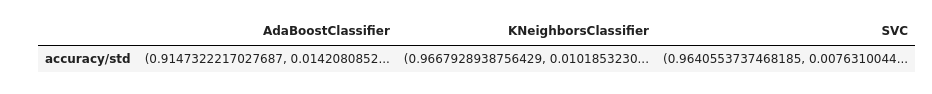
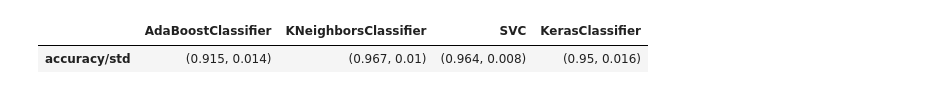
Before and after one commit to Elmaravilla7/ProjML, a Jupyter notebook: Untitled.ipynb, the cells around one changed output. Drawn from its saved outputs; the diff is of its cells as text; code cells hidden in the pictures.

```diff
--- a/Untitled.ipynb
+++ b/Untitled.ipynb
@@ -52,33 +119,13 @@ def loadAcc10(fname):
 # %%
-from sklearn.model_selection import train_test_split
-from sklearn.model_selection import cross_val_score
-from collections import Counter
-from sklearn.linear_model import SGDClassifier,LogisticRegression
-from sklearn.naive_bayes import GaussianNB
-from sklearn.svm import SVC
-from sklearn.metrics import accuracy_score,f1_score,roc_auc_score,precision_score,recall_score
-from sklearn.utils.testing import ignore_warnings
-from sklearn.exceptions import ConvergenceWarning
-from sklearn.base import BaseEstimator, TransformerMixin
-from sklearn.ensemble import AdaBoostClassifier
-from sklearn.tree import DecisionTreeClassifier
-from sklearn.model_selection import KFold
-from sklearn.neighbors import KNeighborsClassifier
-from sklearn.model_selection import GridSearchCV
-from sklearn.preprocessing import LabelEncoder
-from tensorflow.keras.utils import to_categorical
-from tensorflow.keras.wrappers.scikit_learn import KerasClassifier
-from tensorflow import keras
-from tensorflow.keras import layers
-import warnings
-warnings.simplefilter(action='ignore', category=FutureWarning)
-def compute_performance(estimators, X, y):
+def compute_performance(estimators, X, y,i,j):
     score_dict = {}
     for e in estimators:
+        if(e.__class__.__name__=='KerasClassifier'):
+            X,y=preNN(X,y,i,j)
         score_dict[e.__class__.__name__] = {}
         cv = KFold(n_splits=10, random_state=1, shuffle=True)
         score = cross_val_score(e, X ,y, cv=cv ,scoring='accuracy',n_jobs=-1)
-        score_dict[e.__class__.__name__]['accuracy/std'] = (np.mean(score),np.std(score))
+        score_dict[e.__class__.__name__]['accuracy/std'] = (np.round(np.mean(score),3),np.round(np.std(score),3))
     return score_dict
 
 def tuningKNN(X_train,y_train,knn):
@@ -113,7 +160,8 @@ class MyClassificatorTrain(BaseEstimator, TransformerMixin):
 
     def transform(self, X,y):
         X_train, X_test, y_train, y_test =train_test_split(X, y,
-                                                        test_size=0.2)
+                                                     test_size=0.2)
+
         print("Create models...")
         print("AdaBoost...")
         ada_clf=AdaBoostClassifier(DecisionTreeClassifier(max_depth=1),n_estimators=600, algorithm='SAMME.R',learning_rate=.5).fit(X_train,y_train)
@@ -128,7 +176,7 @@ class MyClassificatorTrain(BaseEstimator, TransformerMixin):
         svc_clf.fit(X_train, y_train)
         svc_best = tuningSVC(X_train,y_train,svc_clf)
         saveM(svc_best,"svc")
-        saveXy(X_train, X_test, y_train, y_test,"dataCl")
+        MyClassificatorTrainNN().transform(X,y,i,j)
         print("All models Done!")
 # %%
 MyClassificatorTrain().transform(X,y)
@@ -143,10 +187,11 @@ All models Done!
 # %%
 ada_clf=AdaBoostClassifier(DecisionTreeClassifier(max_depth=1),n_estimators=600, algorithm='SAMME.R',learning_rate=.5)
 knn_clf=KNeighborsClassifier(n_neighbors=4,algorithm='auto',weights="distance")
 svc_clf=SVC(kernel='linear',degree=2)
-score_dict=compute_performance([ada_clf,knn_clf,svc_clf], X, y)
+nn_clf = KerasClassifier(build_fn=create_network, epochs=5, verbose=0)
+score_dict=compute_performance([ada_clf,knn_clf,svc_clf,nn_clf], X, y,i,j)
 score_df = pd.DataFrame(score_dict)
 score_df.head()
 # %% [output]
-|  | AdaBoostClassifier | KNeighborsClassifier | SVC |
-| accuracy/std | (0.9147322217027687, 0.0142080852... | (0.9667928938756429, 0.0101853230... | (0.9640553737468185, 0.0076310044... |
+|  | AdaBoostClassifier | KNeighborsClassifier | SVC | KerasClassifier |
+| accuracy/std | (0.915, 0.014) | (0.967, 0.01) | (0.964, 0.008) | (0.95, 0.016) |
```
Also changed, not shown: parts of 18 cells of this notebook.
